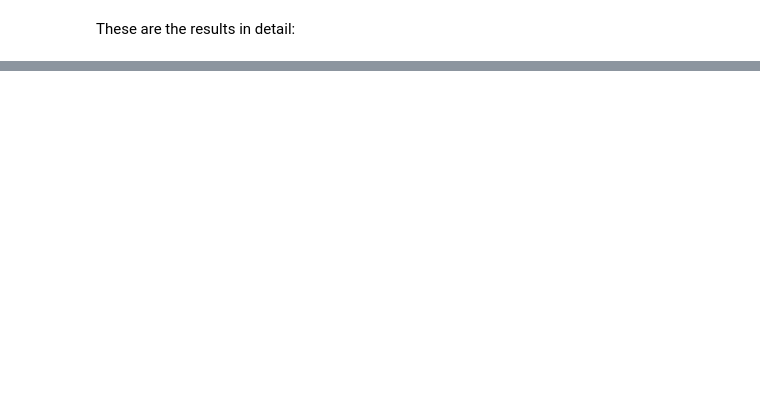
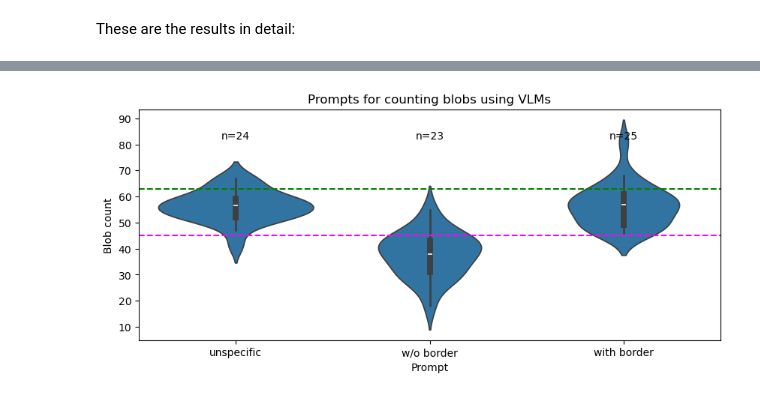
Before and after one commit to ScaDS/generative-ai-notebooks, a Jupyter notebook: docs/80_benchmarking_llms/20_vision_models.ipynb, the cells around one changed output, grey strips where cells are left out. Saved outputs shown, nothing was run; the diff lists cells and outputs as text; code cells hidden in the pictures; blank space fills up the shorter version.

```diff
--- a/docs/80_benchmarking_llms/20_vision_models.ipynb
+++ b/docs/80_benchmarking_llms/20_vision_models.ipynb
@@ -178,0 +241,26 @@ sampled_models.to_csv("blob_count_by_llms.csv")
+# %%
+sampled_prompts.rename(columns=prompts_short_names, inplace=True)
+# %%
+# Extract the two columns for comparison
+columns_to_plot = sampled_prompts
+
+# Melt the dataframe to prepare for plotting
+df_melted = columns_to_plot.melt(var_name='Prompt', value_name='Blob count')
+
+# Draw the violin plot
+plt.figure(figsize=(10, 4))
+sns.violinplot(x='Prompt', y='Blob count', data=df_melted)
+
+# Calculate and annotate the number of non-NaN values for each column
+non_nan_counts = sampled_prompts.notna().sum()
+for i, count in enumerate(non_nan_counts):
+    plt.text(i, sampled_prompts.max().max()+0.12, f'n={count}', ha='center', va='bottom')
+
+# Add a horizontal line at the eterministic labels counts w/wo border
+plt.axhline(y=num_labels, color='green', linestyle='--')
+plt.axhline(y=num_labels_wo_border, color='magenta', linestyle='--')
+
+plt.title('Prompts for counting blobs using VLMs')
+plt.show()
+# %% [output]
+[figure, added]
```
Also changed, not shown: parts of 13 cells of this notebook, 2 other files.
